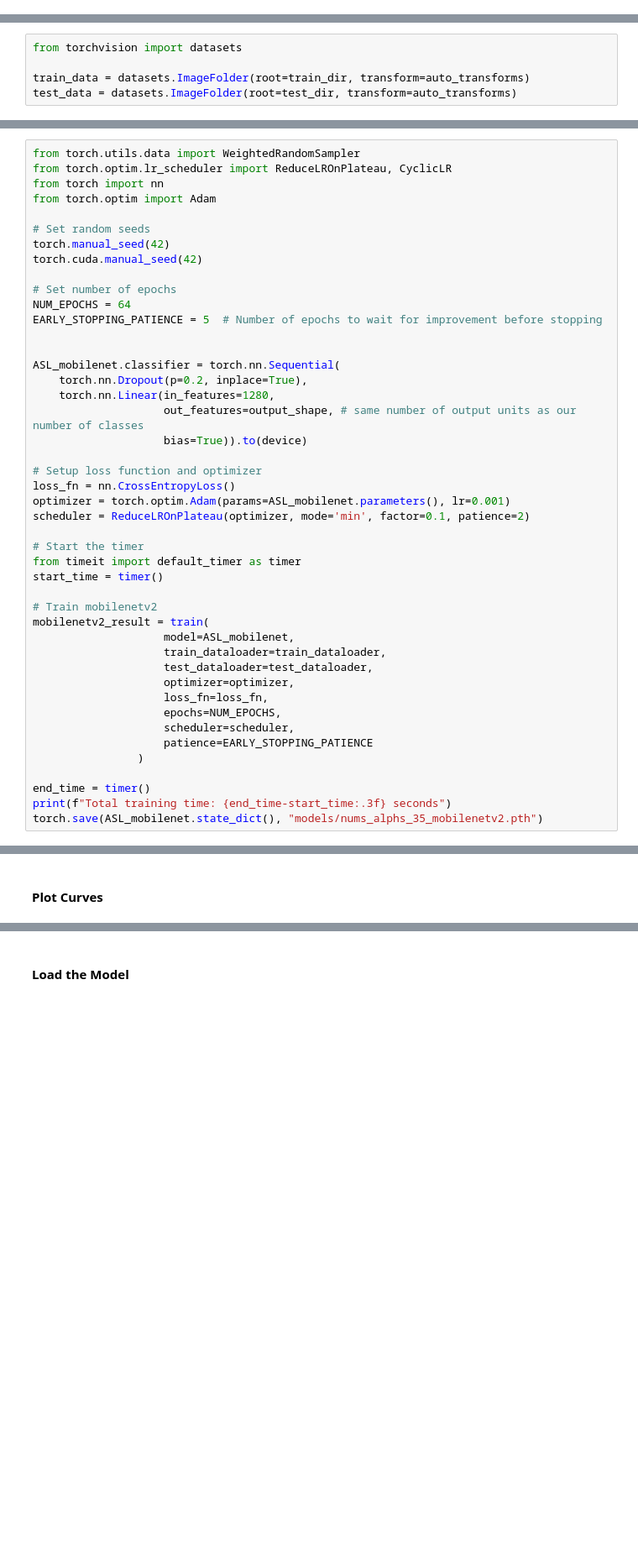
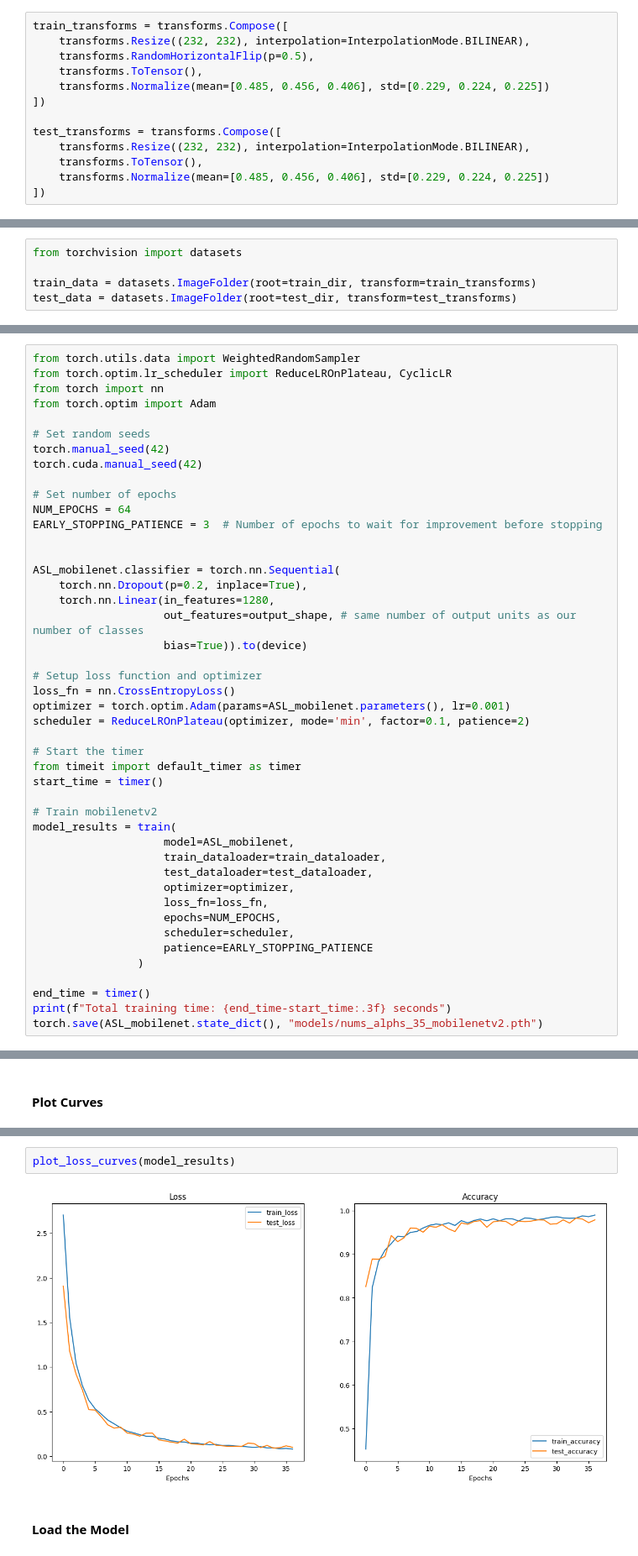
Before and after one commit to CloudStoned/Wikamay-Model, a Jupyter notebook: NOTEBOOKS/mobilenetv2.ipynb, the cells around one changed output, grey strips where cells are left out. Shown at 84% size. Saved outputs shown, nothing was run; the diff lists cells and outputs as text; blank space fills up the shorter version.

```diff
--- a/NOTEBOOKS/mobilenetv2.ipynb
+++ b/NOTEBOOKS/mobilenetv2.ipynb
@@ -129,2 +122,15 @@ ImageClassification(
+# %%
+train_transforms = transforms.Compose([
+    transforms.Resize((232, 232), interpolation=InterpolationMode.BILINEAR),
+    transforms.RandomHorizontalFlip(p=0.5),
+    transforms.ToTensor(),
+    transforms.Normalize(mean=[0.485, 0.456, 0.406], std=[0.229, 0.224, 0.225])
+])
+
+test_transforms = transforms.Compose([
+    transforms.Resize((232, 232), interpolation=InterpolationMode.BILINEAR),
+    transforms.ToTensor(),
+    transforms.Normalize(mean=[0.485, 0.456, 0.406], std=[0.229, 0.224, 0.225])
+])
 # %%
 plot_transformed_images(image_path_list,
@@ -133,5 +141,5 @@ plot_transformed_images(image_path_list,
 # %%
 from torchvision import datasets
 
-train_data = datasets.ImageFolder(root=train_dir, transform=auto_transforms)
-test_data = datasets.ImageFolder(root=test_dir, transform=auto_transforms)
+train_data = datasets.ImageFolder(root=train_dir, transform=train_transforms)
+test_data = datasets.ImageFolder(root=test_dir, transform=test_transforms)
@@ -407,7 +424,7 @@ torch.cuda.manual_seed(42)
 
 # Set number of epochs
 NUM_EPOCHS = 64
-EARLY_STOPPING_PATIENCE = 5  # Number of epochs to wait for improvement before stopping
+EARLY_STOPPING_PATIENCE = 3  # Number of epochs to wait for improvement before stopping
 
 
 ASL_mobilenet.classifier = torch.nn.Sequential(
@@ -426,7 +443,7 @@ from timeit import default_timer as timer
 start_time = timer()
 
 # Train mobilenetv2
-mobilenetv2_result = train(
+model_results = train(
                     model=ASL_mobilenet,
                     train_dataloader=train_dataloader,
                     test_dataloader=test_dataloader,
@@ -504,3 +525,7 @@ def plot_loss_curves(results):
+# %%
+plot_loss_curves(model_results)
+# %% [output]
+[figure, added]
 # %% [markdown]
 #### Load the Model
 # %%
```
Also changed, not shown: parts of 22 cells of this notebook.
